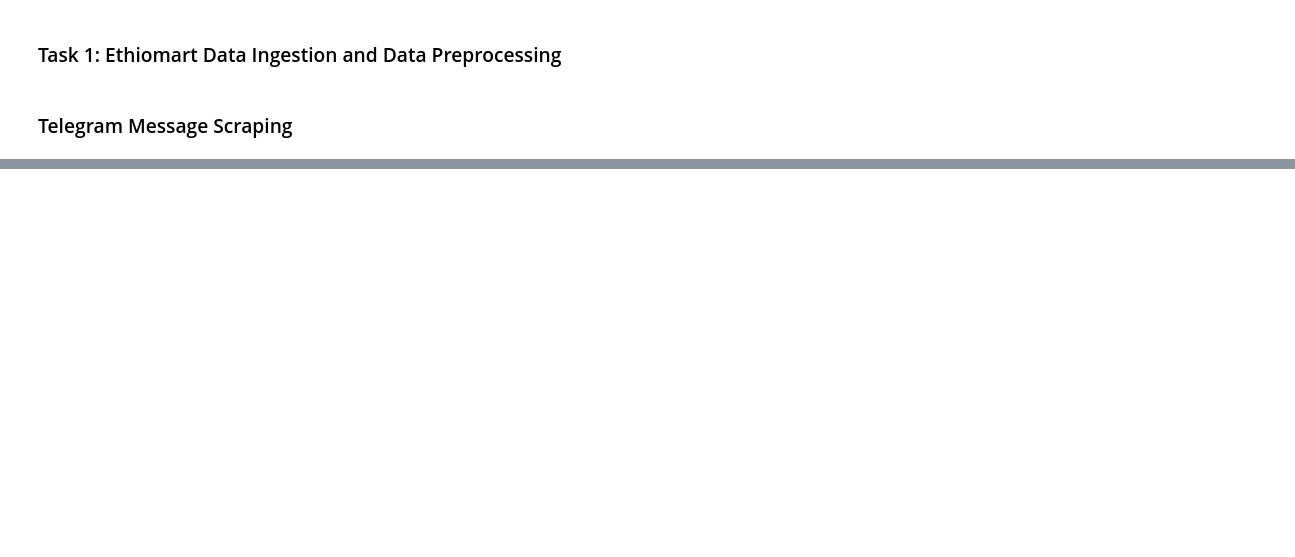
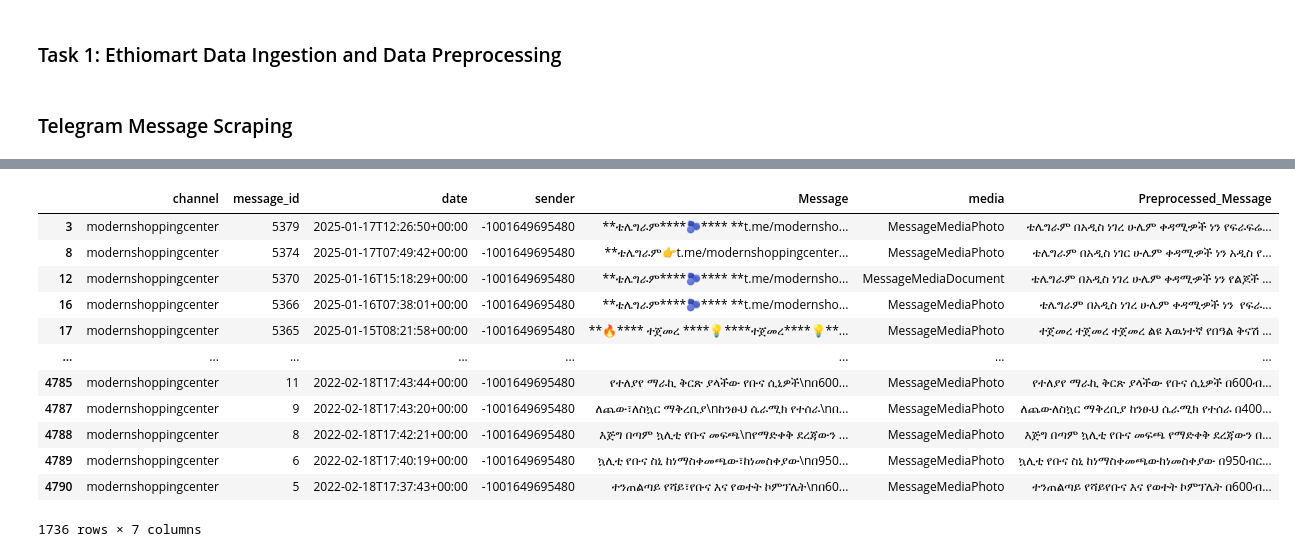
Before and after one commit to GetieBalew24/EthioMart_E-commerce, a Jupyter notebook: notebook/Telegram_data_scrap.ipynb, the cells around one changed output, grey strips where cells are left out. Saved outputs shown, nothing was run; the diff lists cells and outputs as text; code cells hidden in the pictures; blank space fills up the shorter version.

Commit message:
Preprocess text data

```diff
--- a/notebook/Telegram_data_scrap.ipynb
+++ b/notebook/Telegram_data_scrap.ipynb
@@ -53,3 +54,6 @@ Saving message 4 from modernshoppingcenter
 Saving message 1 from modernshoppingcenter
 Finished fetching messages and saved to ../data/telegram_messages.csv.
 Disconnected from Telegram
+# %%
+# Read downloded CSV data into dataFrame
+telegram_data = pd.read_csv('../data/telegram_messages.csv')
@@ -55,0 +64,8 @@ Disconnected from Telegram
+# %%
+text_processor = AmharicTextPreprocessor()
+# %%
+# Apply preprocessing to 'Message' column
+telegram_data['Preprocessed_Message'] = telegram_data['Message'].apply(text_processor.preprocess_text)
+
+# Display the preprocessed data
+telegram_data[['Message', 'Preprocessed_Message']]
@@ -55,0 +86,18 @@ Disconnected from Telegram
+# %%
+# filter Not null values from message columns
+telegram_data = telegram_data[telegram_data['Preprocessed_Message']!=("")]
+telegram_data
+# %% [output]
+|  | channel | message_id | date | sender | Message | media | Preprocessed_Message |
+| 3 | modernshoppingcenter | 5379 | 2025-01-17T12:26:50+00:00 | -1001649695480 | **ቴሌግራም****🫐**** **t.me/modernsho... | MessageMediaPhoto | ቴሌግራም በአዲስ ነገረ ሁሌም ቀዳሚዏች ነን የፍራፍሬ... |
+| 8 | modernshoppingcenter | 5374 | 2025-01-17T07:49:42+00:00 | -1001649695480 | **ቴሌግራም👉t.me/modernshoppingcenter... | MessageMediaPhoto | ቴሌግራም በአዲስ ነገር ሁሌም ቀዳሚዏች ነን አዲስ የ... |
+| 12 | modernshoppingcenter | 5370 | 2025-01-16T15:18:29+00:00 | -1001649695480 | **ቴሌግራም****🫐**** **t.me/modernsho... | MessageMediaDocument | ቴሌግራም በአዲስ ነገረ ሁሌም ቀዳሚዏች ነን የልጆች ... |
+| 16 | modernshoppingcenter | 5366 | 2025-01-16T07:38:01+00:00 | -1001649695480 | **ቴሌግራም****🫐**** **t.me/modernsho... | MessageMediaPhoto | ቴሌግራም በአዲስ ነገረ ሁሌም ቀዳሚዏች ነን ️ የፍራ... |
+| 17 | modernshoppingcenter | 5365 | 2025-01-15T08:21:58+00:00 | -1001649695480 | **🔥**** ተጀመረ ****💡****ተጀመረ****💡**... | MessageMediaPhoto | ተጀመረ ተጀመረ ተጀመረ ልዩ እዉነተኛ የበዓል ቅናሽ ... |
+| ... | ... | ... | ... | ... | ... | ... | ... |
+| 4785 | modernshoppingcenter | 11 | 2022-02-18T17:43:44+00:00 | -1001649695480 | የተለያየ ማራኪ ቅርጽ ያላችው የቡና ሲኒዎች\nበ600... | MessageMediaPhoto | የተለያየ ማራኪ ቅርጽ ያላችው የቡና ሲኒዎች በ600ብ... |
+| 4787 | modernshoppingcenter | 9 | 2022-02-18T17:43:20+00:00 | -1001649695480 | ለጨው፣ለስኳር ማቅረቢያ\nከንፁህ ሴራሚክ የተሰራ\nበ... | MessageMediaPhoto | ለጨውለስኳር ማቅረቢያ ከንፁህ ሴራሚክ የተሰራ በ400... |
+| 4788 | modernshoppingcenter | 8 | 2022-02-18T17:42:21+00:00 | -1001649695480 | እጅግ በጣም ኳሊቲ የቡና መፍጫ\nየማድቀቅ ደረጃውን ... | MessageMediaPhoto | እጅግ በጣም ኳሊቲ የቡና መፍጫ የማድቀቅ ደረጃውን በ... |
+| 4789 | modernshoppingcenter | 6 | 2022-02-18T17:40:19+00:00 | -1001649695480 | ኳሊቲ የቡና ስኒ ከነማስቀመጫው፣ከነመስቀያው\nበ950... | MessageMediaPhoto | ኳሊቲ የቡና ስኒ ከነማስቀመጫውከነመስቀያው በ950ብር... |
+| 4790 | modernshoppingcenter | 5 | 2022-02-18T17:37:43+00:00 | -1001649695480 | ተንጠልጣይ የሻይ፣የቡና እና የወተት ኮምፕሌት\nበ60... | MessageMediaPhoto | ተንጠልጣይ የሻይየቡና እና የወተት ኮምፕሌት በ600ብ... |
+1736 rows × 7 columns
```
Also changed, not shown: parts of 5 cells of this notebook, 2 other files.
